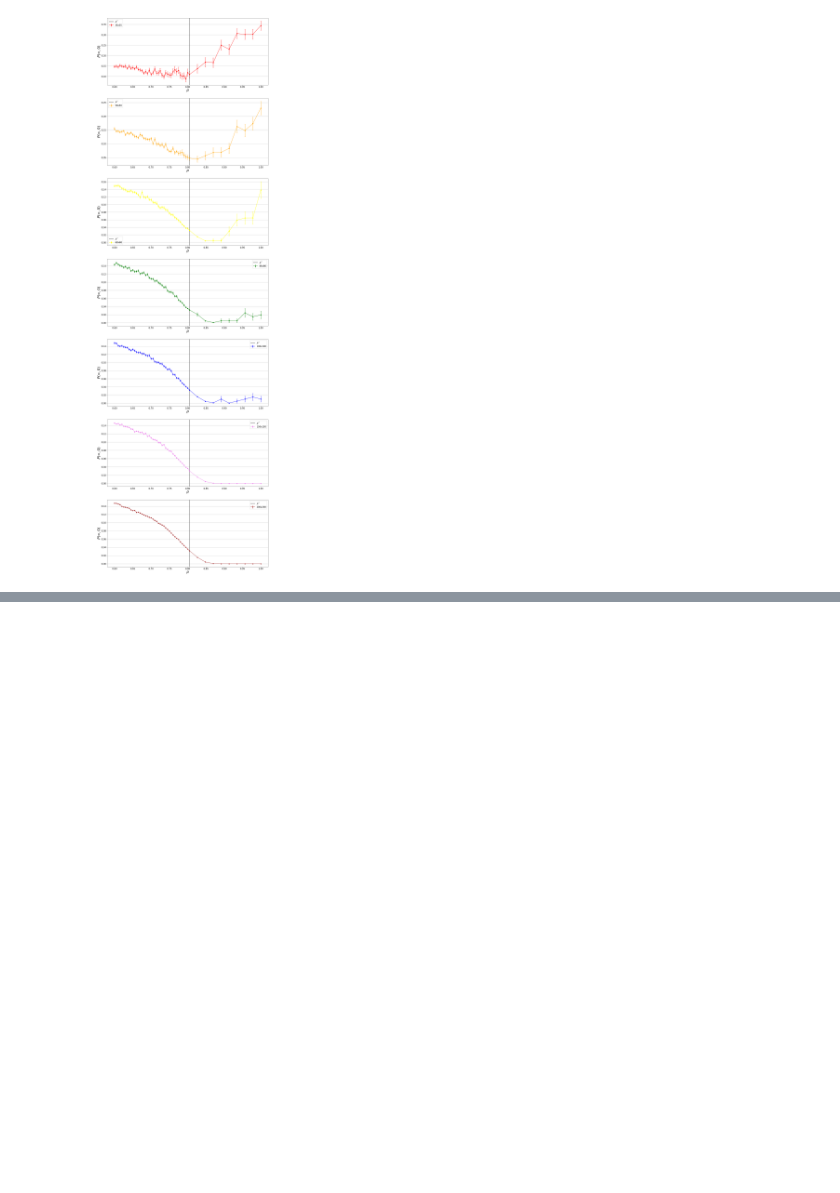
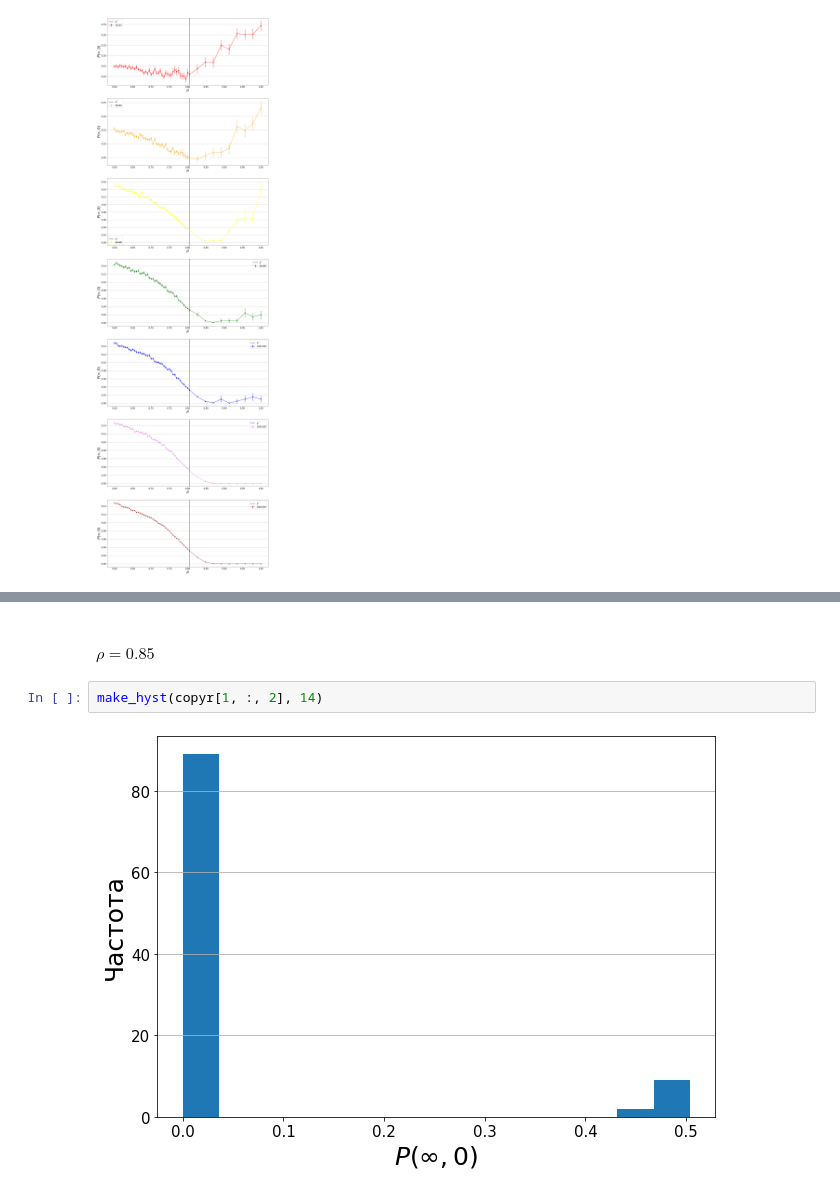
Before and after one commit to bu147/spatial-games-square-grid, a Jupyter notebook: Persistence_main.ipynb, the cells around one changed output, grey strips where cells are left out. Saved outputs shown, nothing was run; the diff lists cells and outputs as text; blank space fills up the shorter version.

```diff
--- a/Persistence_main.ipynb
+++ b/Persistence_main.ipynb
@@ -192,0 +231,6 @@ for s in range(ls):
+# %% [markdown]
+#### $\rho = 0.85$
+# %%
+make_hyst(copyr[1, :, 2], 14)
+# %% [output]
+[figure, added]
```
Also changed, not shown: parts of 22 cells of this notebook.
